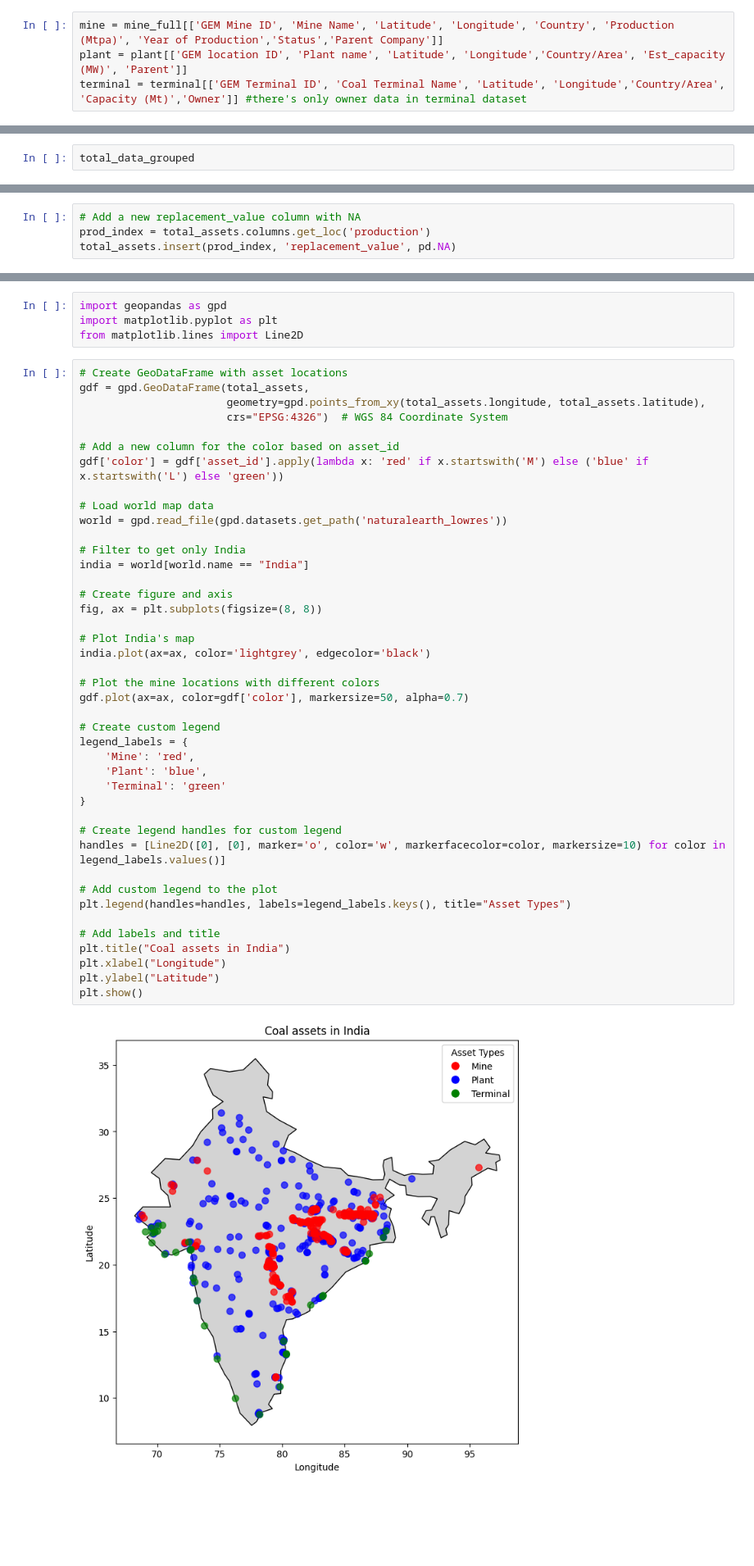
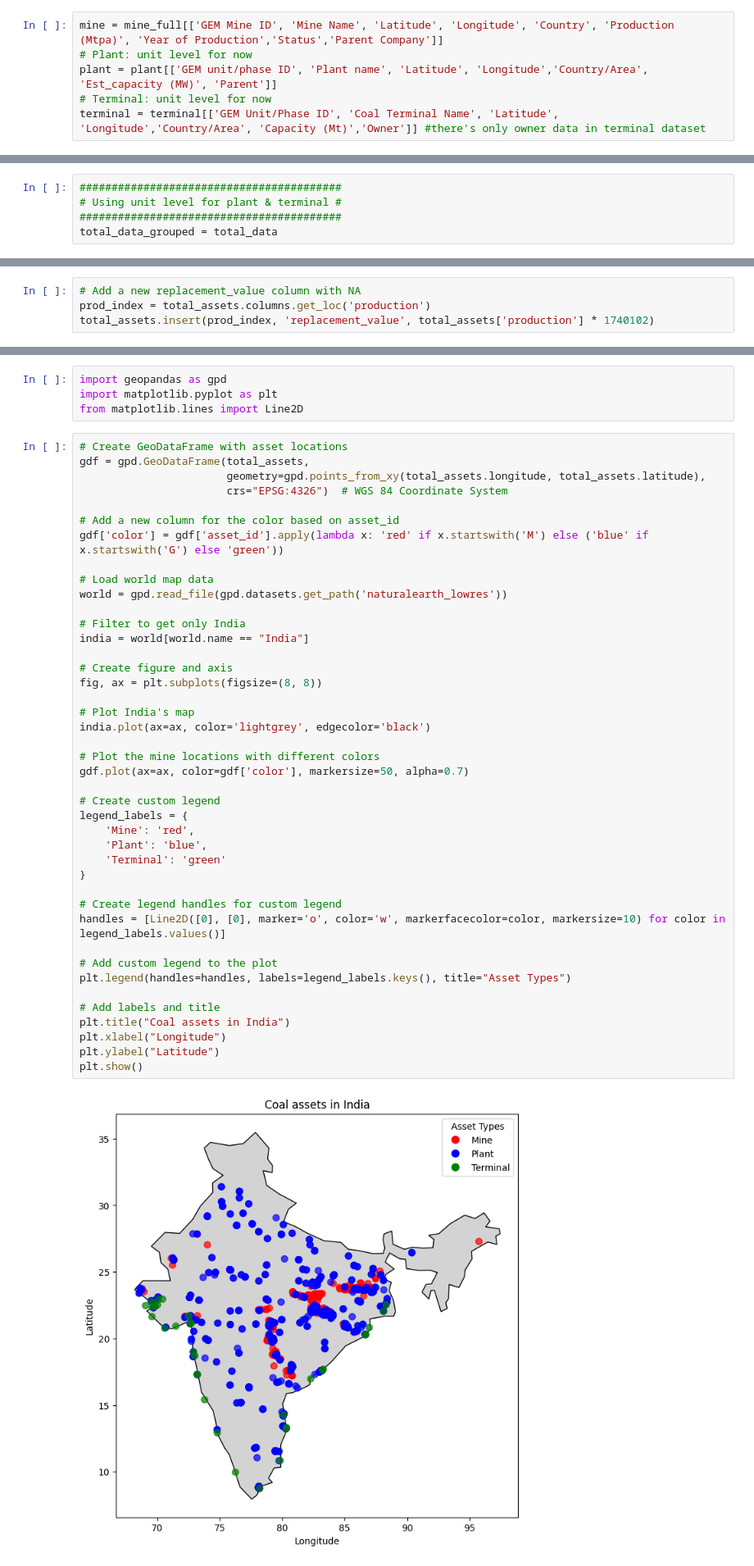
Before and after one commit to yingtian1/Thesis_2425, a Jupyter notebook: Preprocessing_sheet123.ipynb, the cells around one changed output, grey strips where cells are left out. Shown: that part at 82% size. Cells and saved outputs as stored; diff of their text form; blank space fills up the shorter version.

```diff
--- a/Preprocessing_sheet123.ipynb
+++ b/Preprocessing_sheet123.ipynb
@@ -32,8 +36,10 @@ terminal = terminal_full[terminal_full['Status'] == 'Operating']
 Step 3: Only keep columns that we need
 # %%
 mine = mine_full[['GEM Mine ID', 'Mine Name', 'Latitude', 'Longitude', 'Country', 'Production (Mtpa)', 'Year of Production','Status','Parent Company']]
-plant = plant[['GEM location ID', 'Plant name', 'Latitude', 'Longitude','Country/Area', 'Est_capacity (MW)', 'Parent']]
-terminal = terminal[['GEM Terminal ID', 'Coal Terminal Name', 'Latitude', 'Longitude','Country/Area', 'Capacity (Mt)','Owner']] #there's only owner data in terminal dataset
+# Plant: unit level for now
+plant = plant[['GEM unit/phase ID', 'Plant name', 'Latitude', 'Longitude','Country/Area', 'Est_capacity (MW)', 'Parent']]
+# Terminal: unit level for now
+terminal = terminal[['GEM Unit/Phase ID', 'Coal Terminal Name', 'Latitude', 'Longitude','Country/Area', 'Capacity (Mt)','Owner']] #there's only owner data in terminal dataset
 # %%
 # Rename the column names so they are consistent
 mine.columns = ['asset_id', 'name', 'latitude', 'longitude', 'country', 'production', 'production year','status','firm']
@@ -257,2 +265,5 @@ total_data_grouped = total_data.groupby("asset_id", as_index=False).agg({
 # %%
-total_data_grouped
+#########################################
+# Using unit level for plant & terminal #
+#########################################
+total_data_grouped = total_data
@@ -292,4 +310,4 @@ total_assets
 # %%
 # Add a new replacement_value column with NA
 prod_index = total_assets.columns.get_loc('production')
-total_assets.insert(prod_index, 'replacement_value', pd.NA)
+total_assets.insert(prod_index, 'replacement_value', total_assets['production'] * 1740102)
@@ -341,7 +388,7 @@ gdf = gpd.GeoDataFrame(total_assets,
                        crs="EPSG:4326")  # WGS 84 Coordinate System
 
 # Add a new column for the color based on asset_id
-gdf['color'] = gdf['asset_id'].apply(lambda x: 'red' if x.startswith('M') else ('blue' if x.startswith('L') else 'green'))
+gdf['color'] = gdf['asset_id'].apply(lambda x: 'red' if x.startswith('M') else ('blue' if x.startswith('G') else 'green'))
 
 # Load world map data
 world = gpd.read_file(gpd.datasets.get_path('naturalearth_lowres'))
@@ -350,34 +397,34 @@ world = gpd.read_file(gpd.datasets.get_path('naturalearth_lowres'))
 india = world[world.name == "India"]
 
 # Create figure and axis
 fig, ax = plt.subplots(figsize=(8, 8))
 
 # Plot India's map
 india.plot(ax=ax, color='lightgrey', edgecolor='black')
 
 # Plot the mine locations with different colors
 gdf.plot(ax=ax, color=gdf['color'], markersize=50, alpha=0.7)
 
 # Create custom legend
 legend_labels = {
     'Mine': 'red',
     'Plant': 'blue',
     'Terminal': 'green'
 }
 
 # Create legend handles for custom legend
 handles = [Line2D([0], [0], marker='o', color='w', markerfacecolor=color, markersize=10) for color in legend_labels.values()]
 
 # Add custom legend to the plot
 plt.legend(handles=handles, labels=legend_labels.keys(), title="Asset Types")
 
 # Add labels and title
 plt.title("Coal assets in India")
 plt.xlabel("Longitude")
 plt.ylabel("Latitude")
 plt.show()
 # %% [output]
-[figure, old version]
+[figure, new version]
 # %% [markdown]
 ## Sheet 2 & 3: Firms & Ownership
 # %%
```
Also changed, not shown: parts of 69 cells of this notebook, 4 other files.
